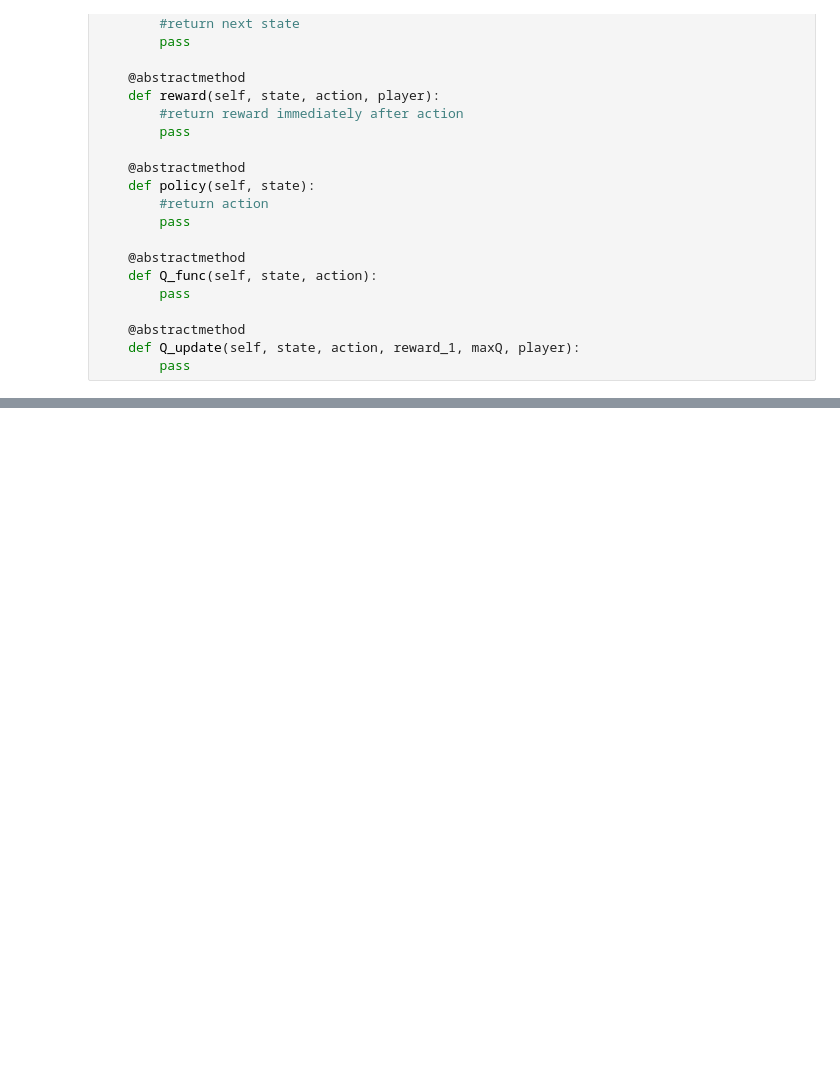
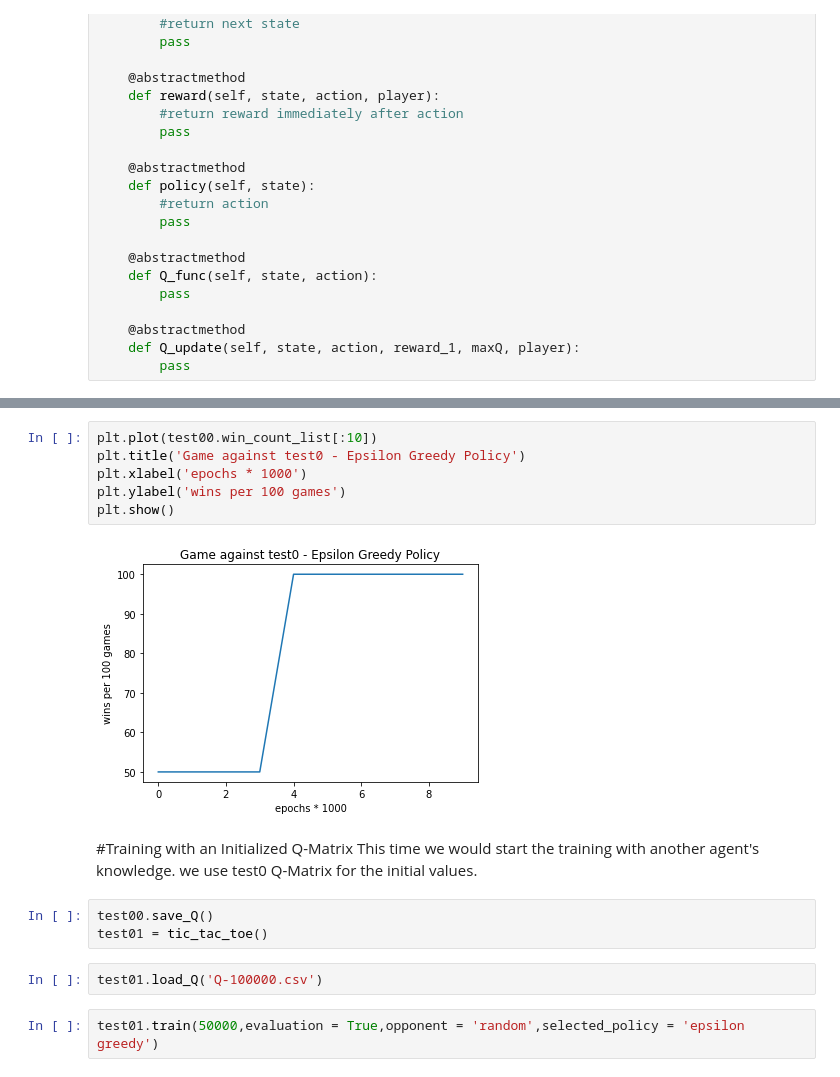
Before and after one commit to chihangs/INM707, a Jupyter notebook: INM707.ipynb, the cells around one changed output, grey strips where cells are left out. Drawn from its saved outputs; the diff is of its cells as text; blank space fills up the shorter version.

```diff
--- a/INM707.ipynb
+++ b/INM707.ipynb
@@ -445,0 +487,18 @@ class tic_tac_toe(paper_game):
+# %%
+plt.plot(test00.win_count_list[:10])
+plt.title('Game against test0 - Epsilon Greedy Policy')
+plt.xlabel('epochs * 1000')
+plt.ylabel('wins per 100 games')
+plt.show()
+# %% [output]
+[figure, added]
+# %% [markdown]
+#Training with an Initialized Q-Matrix
+This time we would start the training with another agent's knowledge. we use test0 Q-Matrix for the initial values.
+# %%
+test00.save_Q()
+test01 = tic_tac_toe()
+# %%
+test01.load_Q('Q-100000.csv')
+# %%
+test01.train(50000,evaluation = True,opponent = 'random',selected_policy = 'epsilon greedy')
```
Also changed, not shown: parts of 32 cells of this notebook.
